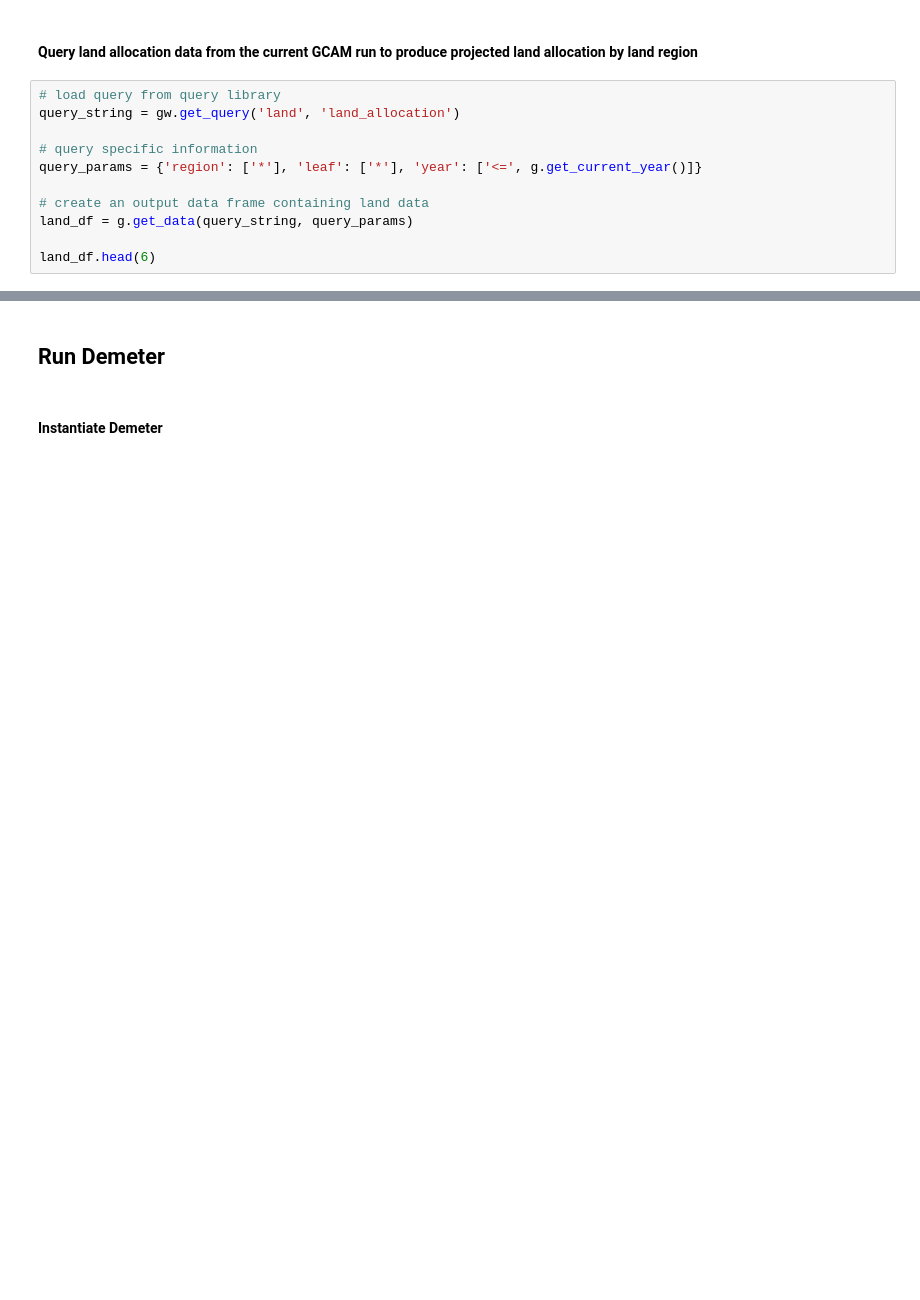
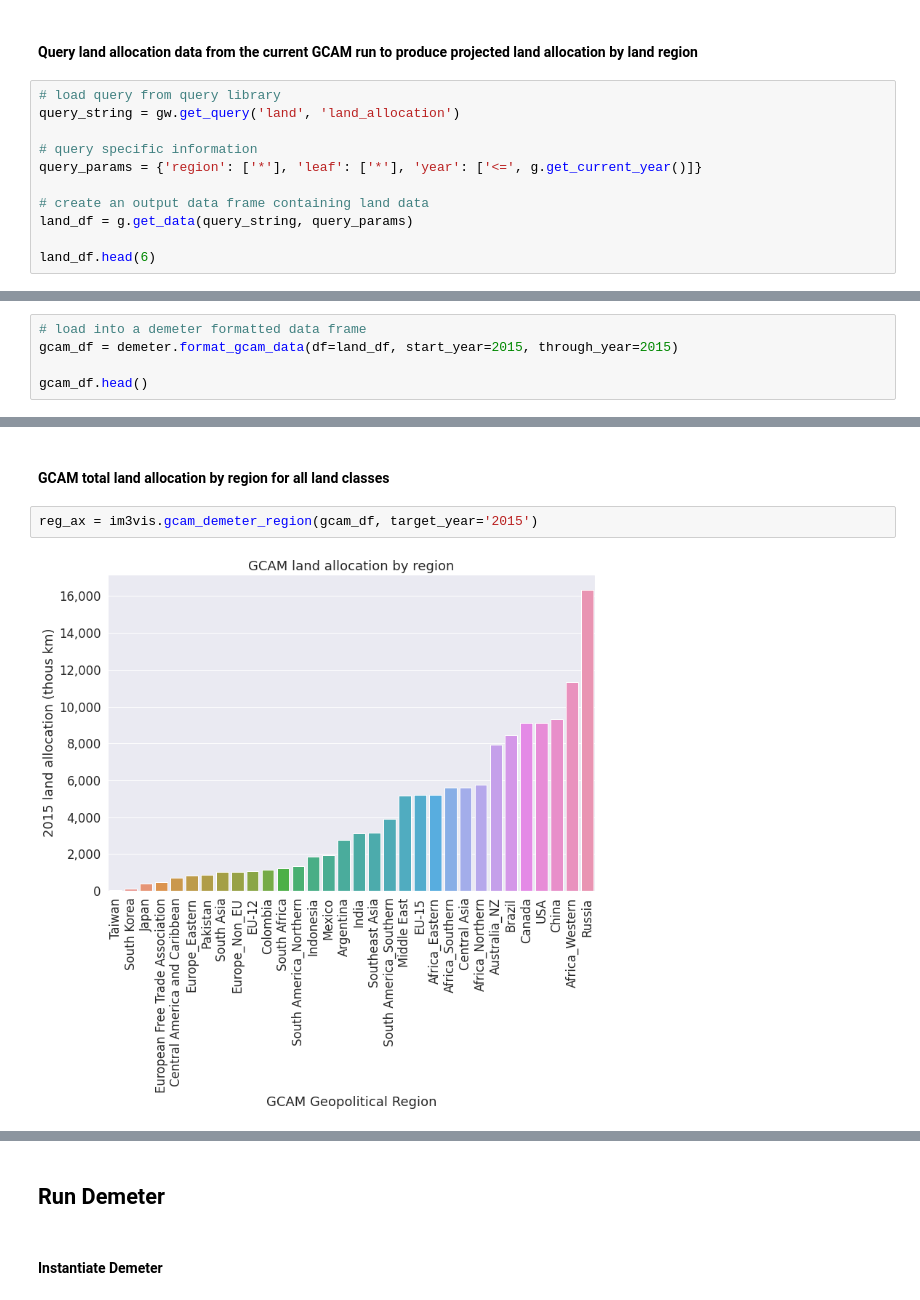
Before and after one commit to JGCRI/gcam_demeter_clinic, a Jupyter notebook: notebooks/gcam_demeter_demo.ipynb, the cells around one changed output, grey strips where cells are left out. Saved outputs shown, nothing was run; the diff lists cells and outputs as text; blank space fills up the shorter version.

Commit message:
first cut at plots

```diff
--- a/notebooks/gcam_demeter_demo.ipynb
+++ b/notebooks/gcam_demeter_demo.ipynb
@@ -96,0 +101,5 @@ land_df.head(6)
+# %%
+# load into a demeter formatted data frame
+gcam_df = demeter.format_gcam_data(df=land_df, start_year=2015, through_year=2015)
+
+gcam_df.head()
@@ -96,0 +113,6 @@ land_df.head(6)
+# %% [markdown]
+#### GCAM total land allocation by region for all land classes
+# %%
+reg_ax = im3vis.gcam_demeter_region(gcam_df, target_year='2015')
+# %% [output]
+[figure, added]
```
Also changed, not shown: parts of 10 cells of this notebook.
